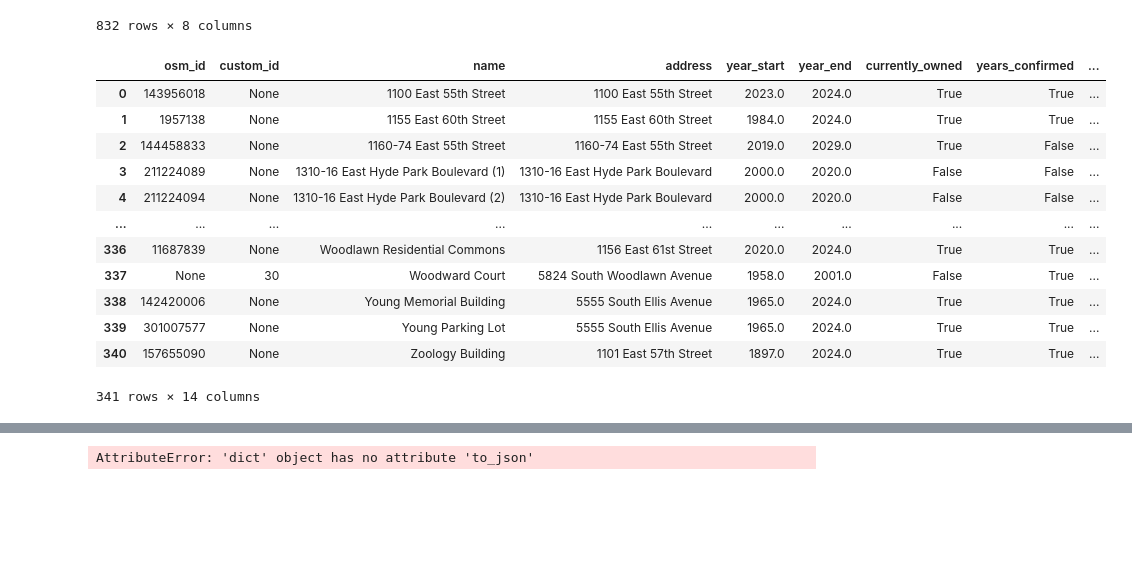
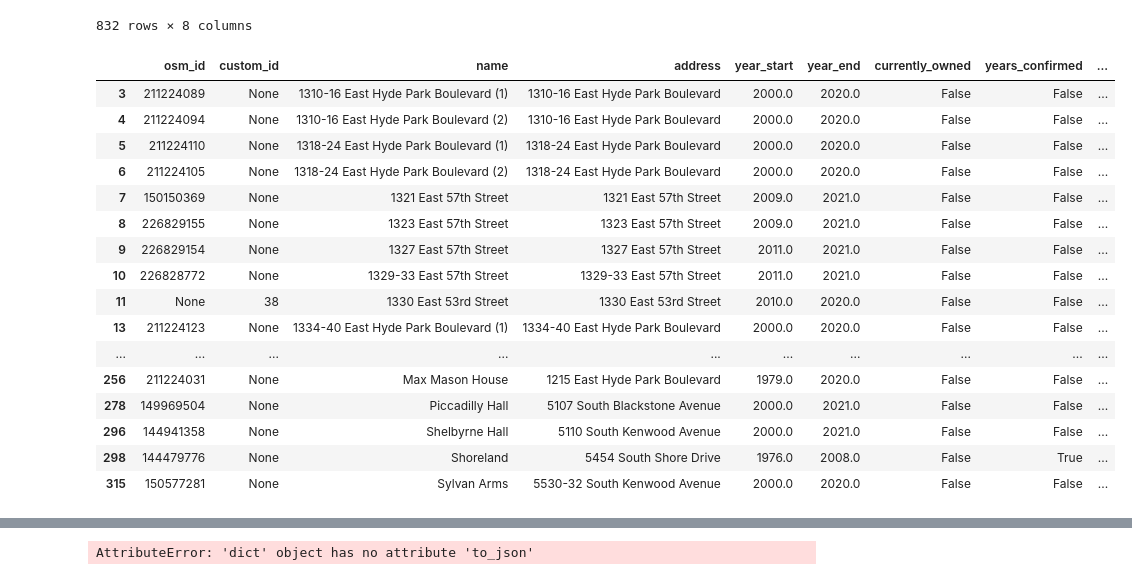
Before and after one commit to chicagomaroon/data-visualizations, a Jupyter notebook: 2024/property-scroller/data/data.ipynb, the cells around one changed output, grey strips where cells are left out. Drawn from its saved outputs; the diff is of its cells as text; code cells hidden in the pictures; blank space fills up the shorter version.

```diff
--- a/2024/property-scroller/data/data.ipynb
+++ b/2024/property-scroller/data/data.ipynb
@@ -66,22 +66,26 @@ df.sort_values(['route_id', 'stop_position'])
 fname = "property_years_extended_11_17_24.geojson"
 
 df_gpd = gpd.read_file(fname)
-# %%
-df_gpd
-# %% [output]
-|  | osm_id | custom_id | name | address | year_start | year_end | currently_owned | years_confirmed | ... |
-| 0 | 143956018 | None | 1100 East 55th Street | 1100 East 55th Street | 2023.0 | 2024.0 | True | True | ... |
-| 1 | 1957138 | None | 1155 East 60th Street | 1155 East 60th Street | 1984.0 | 2024.0 | True | True | ... |
-| 2 | 144458833 | None | 1160-74 East 55th Street | 1160-74 East 55th Street | 2019.0 | 2029.0 | True | False | ... |
-| 3 | 211224089 | None | 1310-16 East Hyde Park Boulevard (1) | 1310-16 East Hyde Park Boulevard | 2000.0 | 2020.0 | False | False | ... |
-| 4 | 211224094 | None | 1310-16 East Hyde Park Boulevard (2) | 1310-16 East Hyde Park Boulevard | 2000.0 | 2020.0 | False | False | ... |
-| ... | ... | ... | ... | ... | ... | ... | ... | ... | ... |
-| 336 | 11687839 | None | Woodlawn Residential Commons | 1156 East 61st Street | 2020.0 | 2024.0 | True | True | ... |
-| 337 | None | 30 | Woodward Court | 5824 South Woodlawn Avenue | 1958.0 | 2001.0 | False | True | ... |
-| 338 | 142420006 | None | Young Memorial Building | 5555 South Ellis Avenue | 1965.0 | 2024.0 | True | True | ... |
-| 339 | 301007577 | None | Young Parking Lot | 5555 South Ellis Avenue | 1965.0 | 2024.0 | True | True | ... |
-| 340 | 157655090 | None | Zoology Building | 1101 East 57th Street | 1897.0 | 2024.0 | True | True | ... |
-341 rows × 14 columns
+# %%
+df_gpd[df_gpd['currently_exists'] & ~df_gpd['currently_owned']]
+# %% [output]
+|  | osm_id | custom_id | name | address | year_start | year_end | currently_owned | years_confirmed | ... |
+| 3 | 211224089 | None | 1310-16 East Hyde Park Boulevard (1) | 1310-16 East Hyde Park Boulevard | 2000.0 | 2020.0 | False | False | ... |
+| 4 | 211224094 | None | 1310-16 East Hyde Park Boulevard (2) | 1310-16 East Hyde Park Boulevard | 2000.0 | 2020.0 | False | False | ... |
+| 5 | 211224110 | None | 1318-24 East Hyde Park Boulevard (1) | 1318-24 East Hyde Park Boulevard | 2000.0 | 2020.0 | False | False | ... |
+| 6 | 211224105 | None | 1318-24 East Hyde Park Boulevard (2) | 1318-24 East Hyde Park Boulevard | 2000.0 | 2020.0 | False | False | ... |
+| 7 | 150150369 | None | 1321 East 57th Street | 1321 East 57th Street | 2009.0 | 2021.0 | False | False | ... |
+| 8 | 226829155 | None | 1323 East 57th Street | 1323 East 57th Street | 2009.0 | 2021.0 | False | False | ... |
+| 9 | 226829154 | None | 1327 East 57th Street | 1327 East 57th Street | 2011.0 | 2021.0 | False | False | ... |
+| 10 | 226828772 | None | 1329-33 East 57th Street | 1329-33 East 57th Street | 2011.0 | 2021.0 | False | False | ... |
+| 11 | None | 38 | 1330 East 53rd Street | 1330 East 53rd Street | 2010.0 | 2020.0 | False | False | ... |
+| 13 | 211224123 | None | 1334-40 East Hyde Park Boulevard (1) | 1334-40 East Hyde Park Boulevard | 2000.0 | 2020.0 | False | False | ... |
+| ... | ... | ... | ... | ... | ... | ... | ... | ... | ... |
+| 256 | 211224031 | None | Max Mason House | 1215 East Hyde Park Boulevard | 1979.0 | 2020.0 | False | False | ... |
+| 278 | 149969504 | None | Piccadilly Hall | 5107 South Blackstone Avenue | 2000.0 | 2021.0 | False | False | ... |
+| 296 | 144941358 | None | Shelbyrne Hall | 5110 South Kenwood Avenue | 2000.0 | 2021.0 | False | False | ... |
+| 298 | 144479776 | None | Shoreland | 5454 South Shore Drive | 1976.0 | 2008.0 | False | True | ... |
+| 315 | 150577281 | None | Sylvan Arms | 5530-32 South Kenwood Avenue | 2000.0 | 2020.0 | False | False | ... |
 # %%
 df_pd = pd.DataFrame(df_gpd)
 # %%
```
Also changed, not shown: 4 other files.
